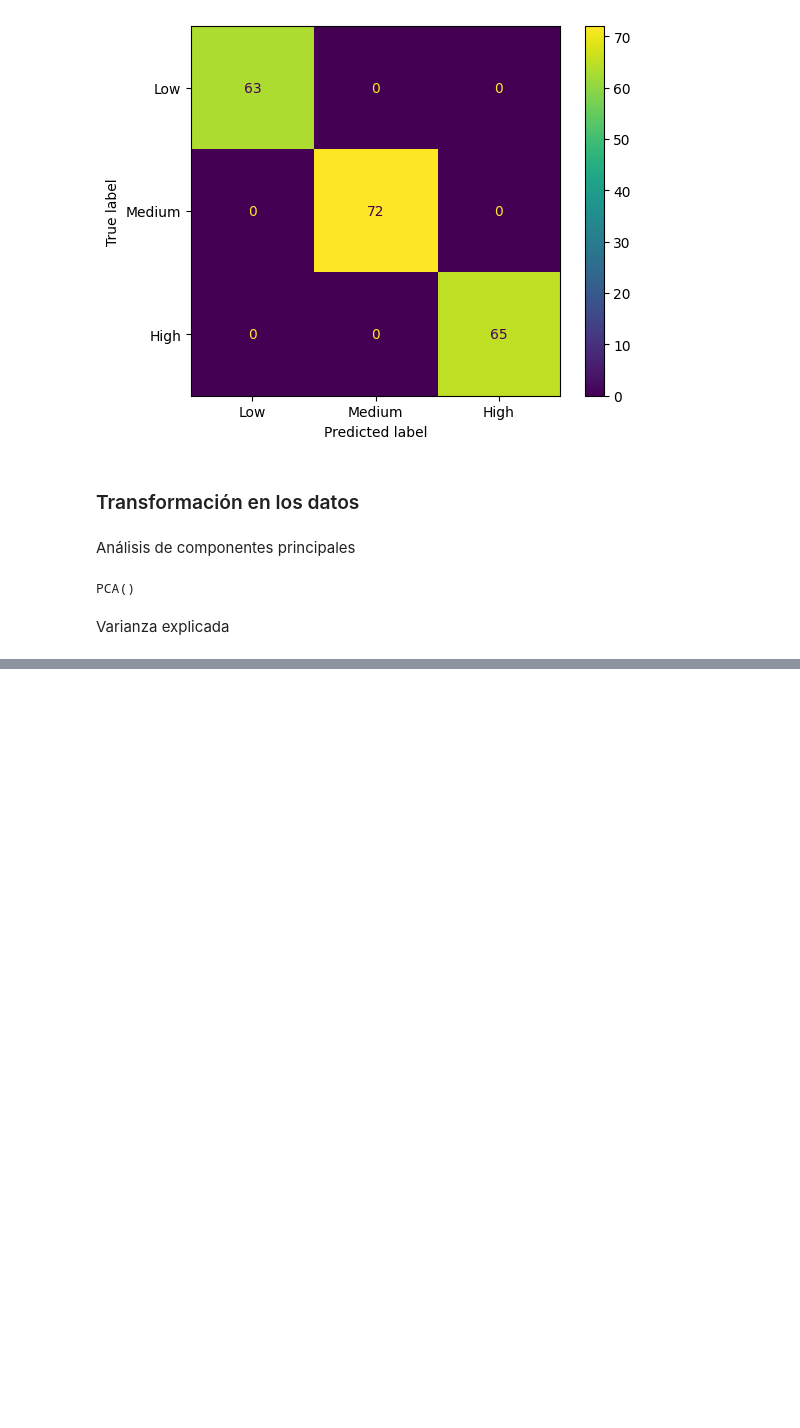
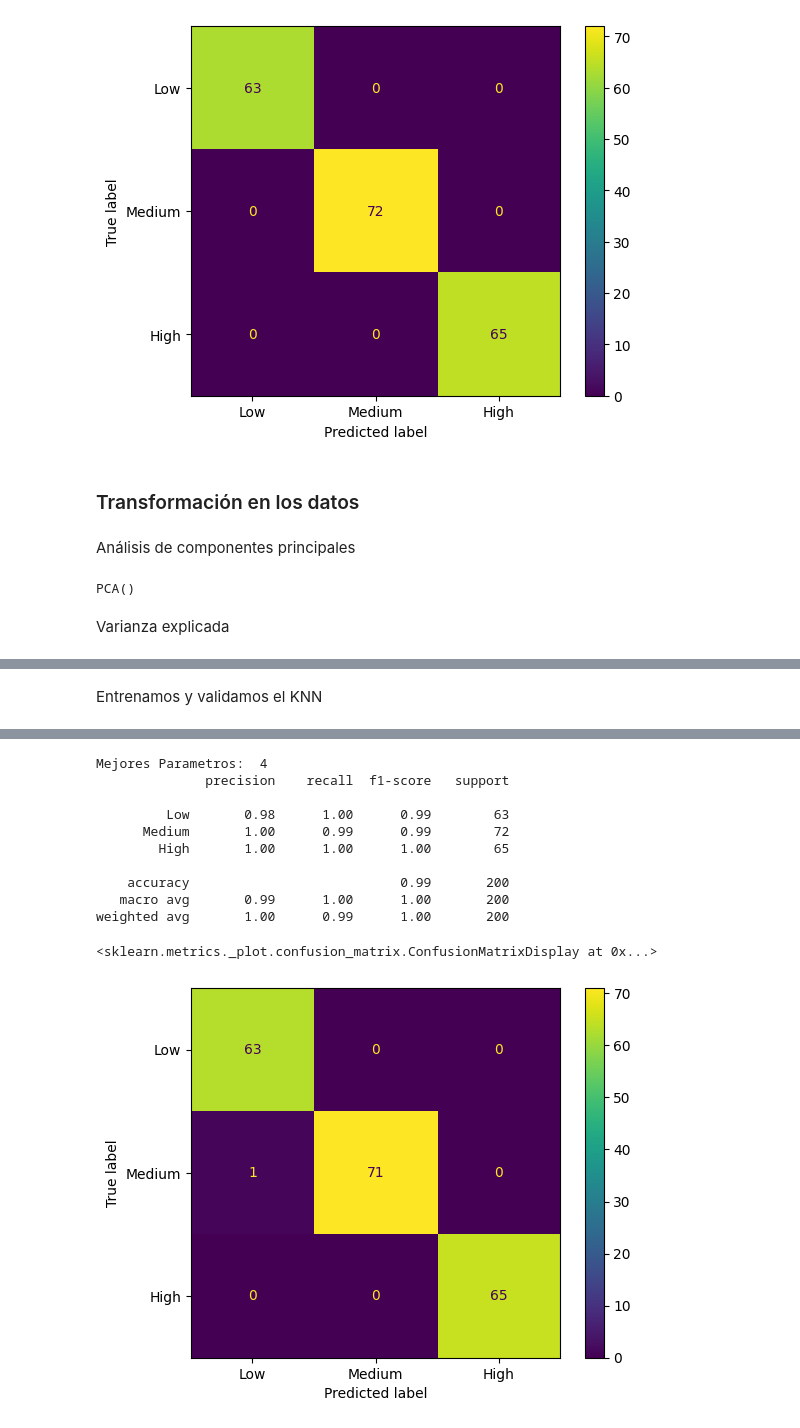
Before and after one commit to fhenaog/Prediccion_Cancer_de_Pulmon, a Jupyter notebook: proyecto.ipynb, the cells around one changed output, grey strips where cells are left out. Drawn from its saved outputs; the diff is of its cells as text; code cells hidden in the pictures; blank space fills up the shorter version.

```diff
--- a/proyecto.ipynb
+++ b/proyecto.ipynb
@@ -372,0 +527,37 @@ X_val = pca.transform(X_val)
+# %% [markdown]
+Entrenamos y validamos el KNN
+# %%
+def objectiveKNN(trial):
+    k=trial.suggest_int('K',1,20)
+
+    #entrenamiento
+    KNN=neighbors.KNeighborsClassifier(n_neighbors=k)
+    KNN.fit(X_train,y_train)
+
+    #prediccion
+    y_pred = KNN.predict(X_test)
+
+    #metrica
+    recall=metrics.recall_score(y_test,y_pred,average='micro')
+    return recall
+
+studyKNN = optuna.create_study(direction='maximize')
+studyKNN.optimize(objectiveKNN, n_trials=100)
+
+k=studyKNN.best_params['K']
+print("Mejores Parametros: ",k)
+
+#entrenamiento
+KNN=neighbors.KNeighborsClassifier(n_neighbors=k)
+KNN.fit(X_train,y_train)
+
+#prediccion
+y_pred = KNN.predict(X_val)
+
+#metricas
+print(metrics.classification_report(y_val,y_pred,target_names=['Low','Medium','High']))
+
+cm=metrics.confusion_matrix(y_val,y_pred)
+disp=metrics.ConfusionMatrixDisplay(cm,display_labels=['Low','Medium','High'])
+disp.plot()
+# %% [output]
@@ -372,0 +581,12 @@ X_val = pca.transform(X_val)
+Mejores Parametros:  4
+              precision    recall  f1-score   support
+
+         Low       0.98      1.00      0.99        63
+      Medium       1.00      0.99      0.99        72
+        High       1.00      1.00      1.00        65
+
+    accuracy                           0.99       200
+   macro avg       0.99      1.00      1.00       200
+weighted avg       1.00      0.99      1.00       200
+<sklearn.metrics._plot.confusion_matrix.ConfusionMatrixDisplay at 0x...>
+[figure, added]
```
Also changed, not shown: parts of 15 cells of this notebook.
